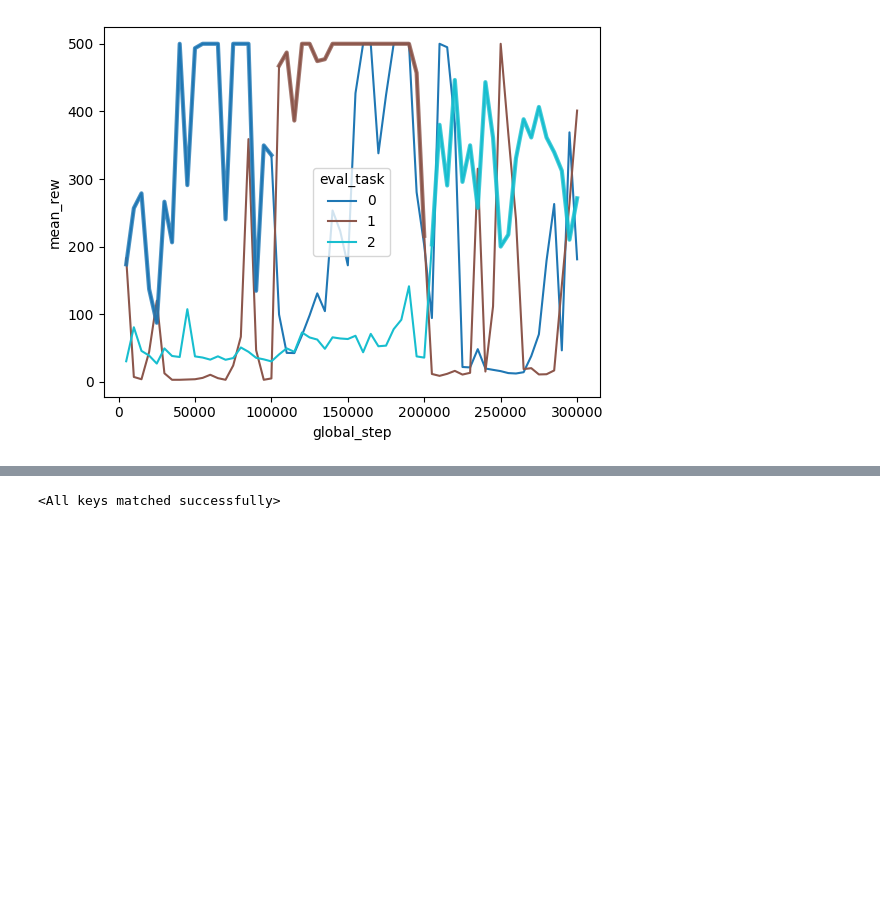
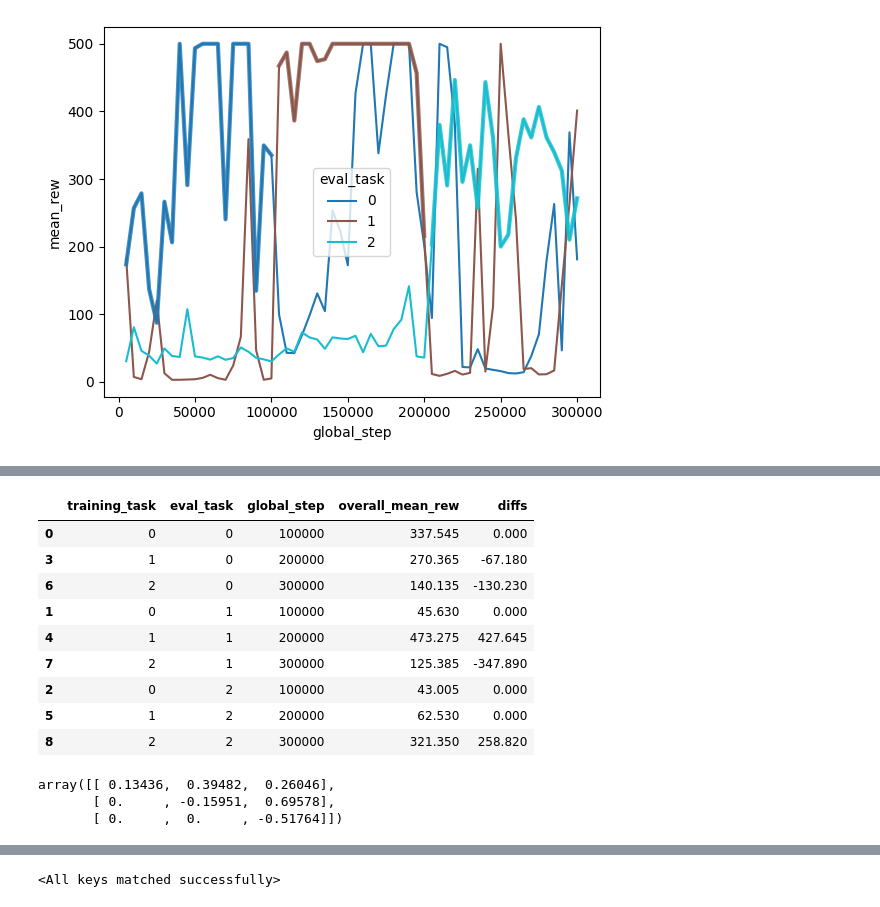
Before and after one commit to gdubbs100/tianshou_ewc, a Jupyter notebook: scratch.ipynb, the cells around one changed output, grey strips where cells are left out. Drawn from its saved outputs; the diff is of its cells as text; code cells hidden in the pictures; blank space fills up the shorter version.

```diff
--- a/scratch.ipynb
+++ b/scratch.ipynb
@@ -75,0 +116,44 @@ plt.show();
+# %%
+df
+# %% [output]
+|  | training_task | eval_task | global_step | overall_mean_rew | diffs |
+| 0 | 0 | 0 | 100000 | 337.545 | 0.000 |
+| 3 | 1 | 0 | 200000 | 270.365 | -67.180 |
+| 6 | 2 | 0 | 300000 | 140.135 | -130.230 |
+| 1 | 0 | 1 | 100000 | 45.630 | 0.000 |
+| 4 | 1 | 1 | 200000 | 473.275 | 427.645 |
+| 7 | 2 | 1 | 300000 | 125.385 | -347.890 |
+| 2 | 0 | 2 | 100000 | 43.005 | 0.000 |
+| 5 | 1 | 2 | 200000 | 62.530 | 0.000 |
+| 8 | 2 | 2 | 300000 | 321.350 | 258.820 |
+# %%
+## calculate fwd transfer and forgetting
+df=(
+    results
+    .groupby(['training_task', 'eval_task'])
+    .agg({'global_step':'max', 'mean_rew':'mean'})
+    .rename(columns={'mean_rew':'overall_mean_rew'})
+    .reset_index()
+    .merge(
+        results, on=['training_task', 'eval_task', 'global_step'], how='inner'
+    )
+)
+
+
+p = df.pivot(index='eval_task', columns='training_task', values='overall_mean_rew')
+
+tasks = np.unique(df.eval_task)
+unique_pairs = [(a, b) for i, a in enumerate(tasks) for b in tasks[i+1:]]
+pairwise_df = pd.DataFrame(
+    [(p[a] - p[b])/500 for a, b in unique_pairs],
+    index=[f"{a}_vs_{b}" for a, b in unique_pairs],
+    columns=p.index
+).T
+
+## negative is forgetting, positive is forward transfer
+
+np.triu(pairwise_df)
+# %% [output]
+array([[ 0.13436,  0.39482,  0.26046],
+       [ 0.     , -0.15951,  0.69578],
+       [ 0.     ,  0.     , -0.51764]])
```
Also changed, not shown: parts of 8 cells of this notebook.
